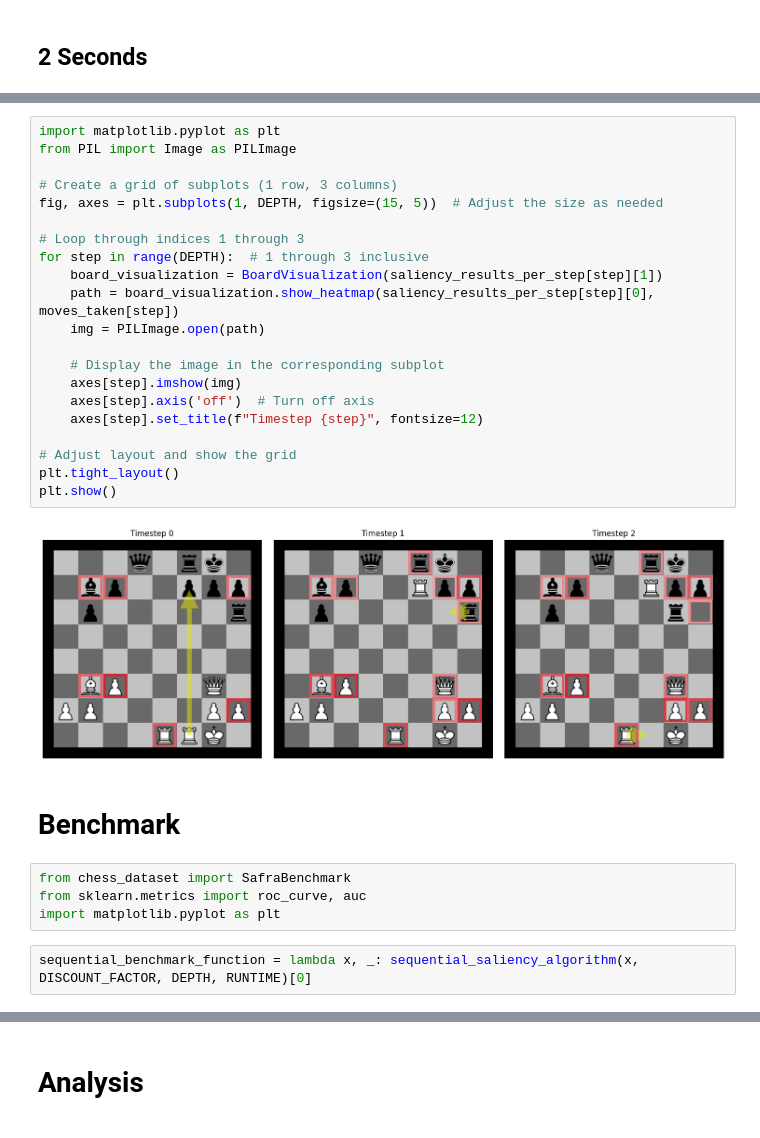
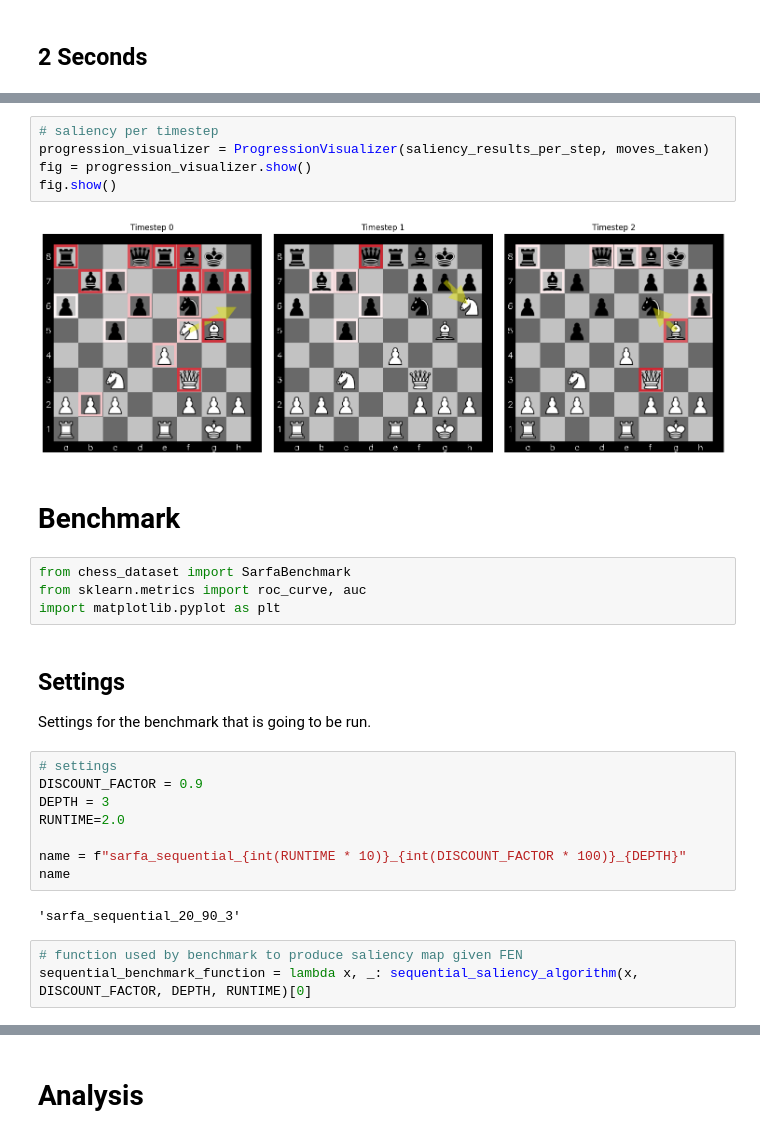
Before and after one commit to radroof22/xAI-chess, a Jupyter notebook: sequential_sarfa.ipynb, the cells around one changed output, grey strips where cells are left out. Saved outputs shown, nothing was run; the diff lists cells and outputs as text.

```diff
--- a/sequential_sarfa.ipynb
+++ b/sequential_sarfa.ipynb
@@ -172,31 +134,30 @@ display(Image(path))
-# %%
-import matplotlib.pyplot as plt
-from PIL import Image as PILImage
-
-# Create a grid of subplots (1 row, 3 columns)
-fig, axes = plt.subplots(1, DEPTH, figsize=(15, 5))  # Adjust the size as needed
-
-# Loop through indices 1 through 3
-for step in range(DEPTH):  # 1 through 3 inclusive
-    board_visualization = BoardVisualization(saliency_results_per_step[step][1])
-    path = board_visualization.show_heatmap(saliency_results_per_step[step][0], moves_taken[step])
-    img = PILImage.open(path)
-
-    # Display the image in the corresponding subplot
-    axes[step].imshow(img)
-    axes[step].axis('off')  # Turn off axis
-    axes[step].set_title(f"Timestep {step}", fontsize=12)
-
-# Adjust layout and show the grid
-plt.tight_layout()
-plt.show()
-# %% [output]
-[figure, removed]
+# %%
+# saliency per timestep
+progression_visualizer = ProgressionVisualizer(saliency_results_per_step, moves_taken)
+fig = progression_visualizer.show()
+fig.show()
+# %% [output]
+[figure, added]
 # %% [markdown]
 # Benchmark
 # %%
-from chess_dataset import SafraBenchmark
+from chess_dataset import SarfaBenchmark
 from sklearn.metrics import roc_curve, auc
 import matplotlib.pyplot as plt
+# %% [markdown]
+## Settings
+
+Settings for the benchmark that is going to be run.
+# %%
+# settings
+DISCOUNT_FACTOR = 0.9
+DEPTH = 3
+RUNTIME=2.0
+
+name = f"sarfa_sequential_{int(RUNTIME * 10)}_{int(DISCOUNT_FACTOR * 100)}_{DEPTH}"
+name
+# %% [output]
+'sarfa_sequential_20_90_3'
 # %%
+# function used by benchmark to produce saliency map given FEN
 sequential_benchmark_function = lambda x, _: sequential_saliency_algorithm(x, DISCOUNT_FACTOR, DEPTH, RUNTIME)[0]
```
Also changed, not shown: parts of 60 cells of this notebook, 9 other files.
